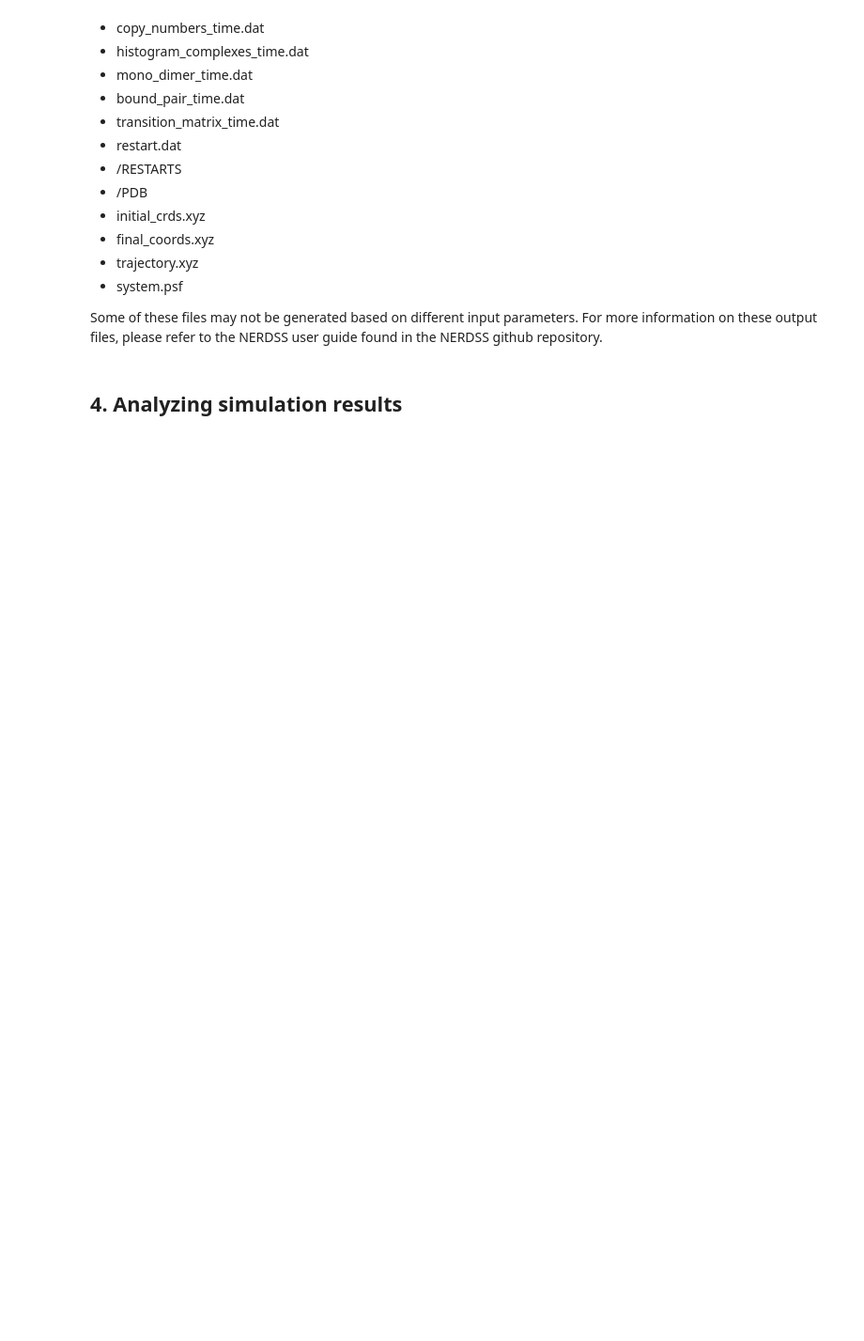
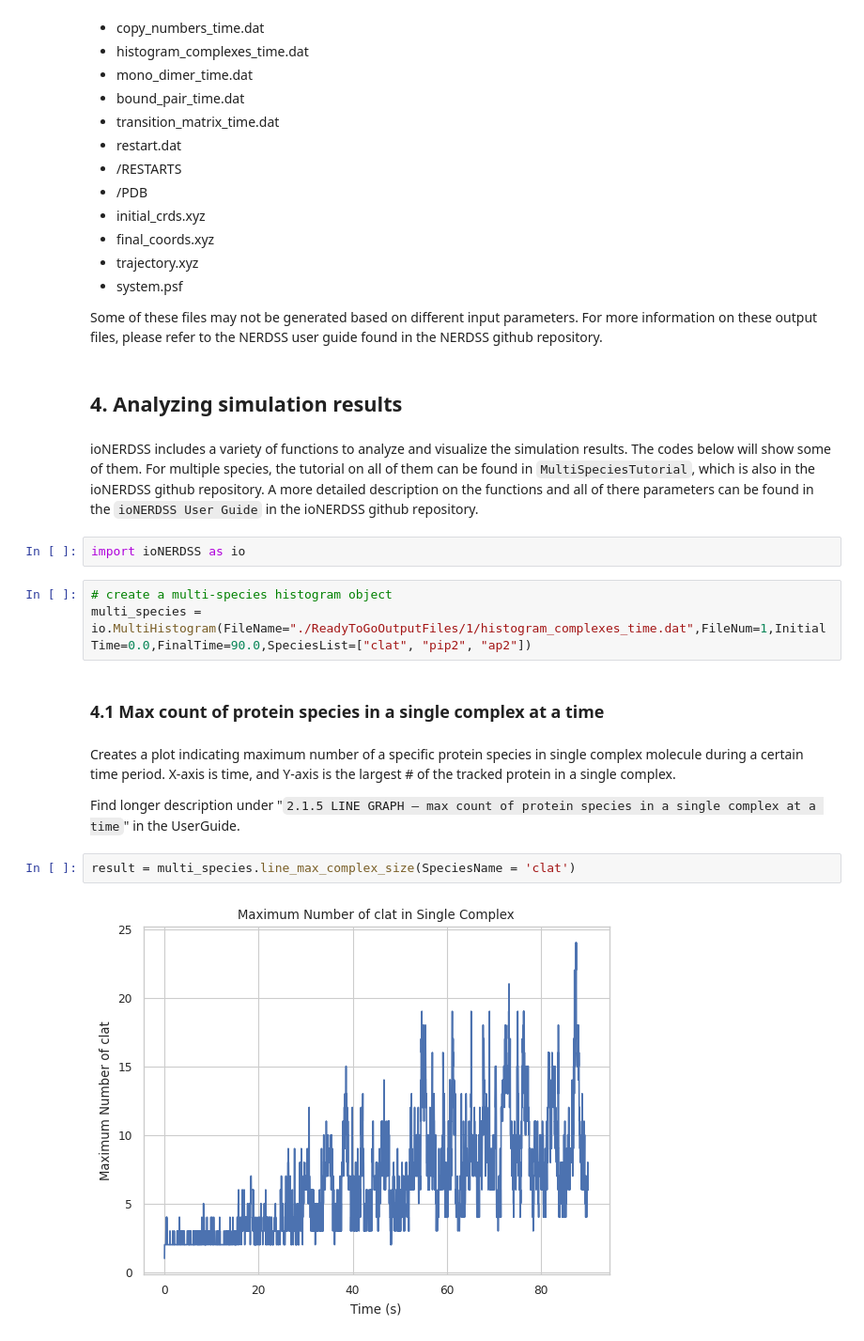
Before and after one commit to jonathanfischer97/ionerdss, a Jupyter notebook: Tutorial/SampleSimulationsTutorial/ClathrinTutorial/ClathrinTutorial.ipynb, the cells around one changed output. Shown at 94% size. Cells and saved outputs as stored; diff of their text form; blank space fills up the shorter version.

```diff
--- a/Tutorial/SampleSimulationsTutorial/ClathrinTutorial/ClathrinTutorial.ipynb
+++ b/Tutorial/SampleSimulationsTutorial/ClathrinTutorial/ClathrinTutorial.ipynb
@@ -403,3 +403,20 @@ When the simulation concludes, several NERDSS outpus files and directories will
 Some of these files may not be generated based on different input parameters. For more information on these output files, please refer to the NERDSS user guide found in the NERDSS github repository.
 # %% [markdown]
 ## 4. Analyzing simulation results
+# %% [markdown]
+ioNERDSS includes a variety of functions to analyze and visualize the simulation results. The codes below will show some of them. For multiple species, the tutorial on all of them can be found in `MultiSpeciesTutorial`, which is also in the ioNERDSS github repository. A more detailed description on the functions and all of there parameters can be found in the `ioNERDSS User Guide` in the ioNERDSS github repository.
+# %%
+import ioNERDSS as io
+# %%
+# create a multi-species histogram object
+multi_species = io.MultiHistogram(FileName="./ReadyToGoOutputFiles/1/histogram_complexes_time.dat",FileNum=1,InitialTime=0.0,FinalTime=90.0,SpeciesList=["clat", "pip2", "ap2"])
+# %% [markdown]
+### 4.1 Max count of protein species in a single complex at a time
+# %% [markdown]
+Creates a plot indicating maximum number of a specific protein species in single complex molecule during a certain time period. X-axis is time, and Y-axis is the largest # of the tracked protein in a single complex.
+
+Find longer description under "``2.1.5 LINE GRAPH – max count of protein species in a single complex at a time``" in the UserGuide.
+# %%
+result = multi_species.line_max_complex_size(SpeciesName = 'clat')
+# %% [output]
+[figure, added]
```
Also changed, not shown: parts of 3 cells of this notebook, 35 other files.
